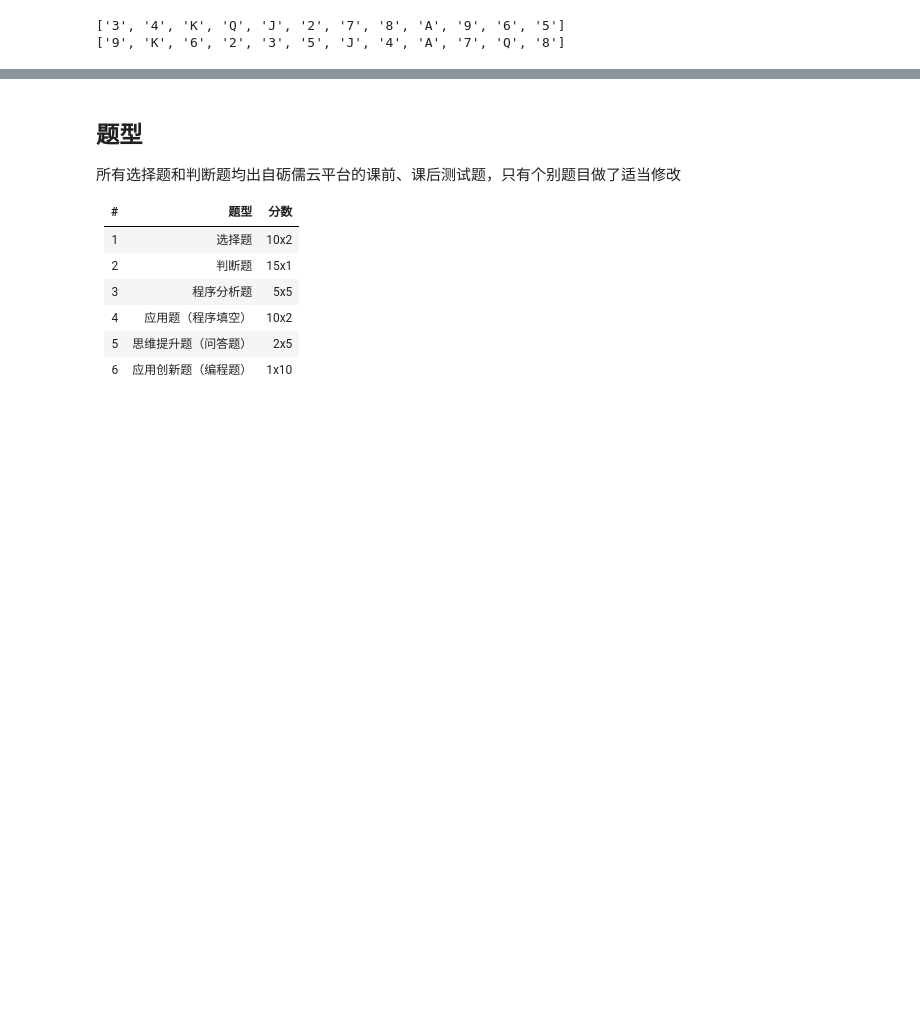
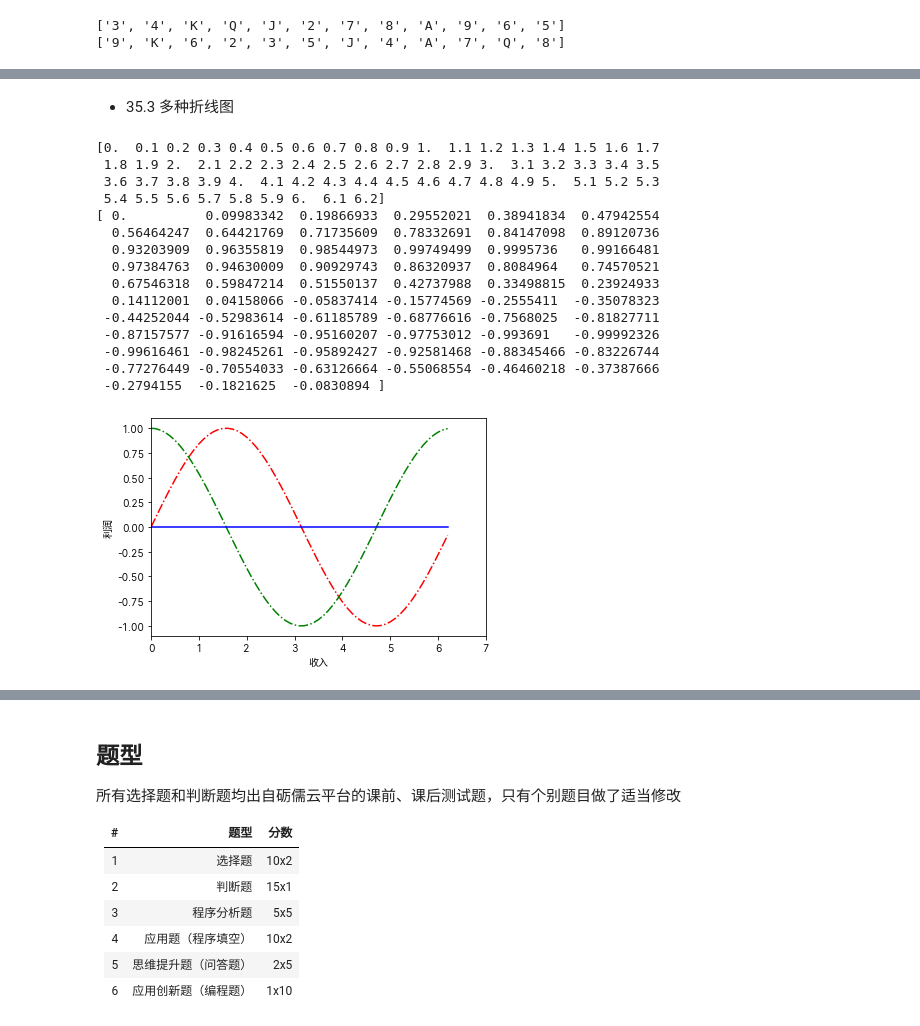
Before and after one commit to limingjie/jupyter-notebook, a Jupyter notebook: WanTing/python.ipynb, the cells around one changed output, grey strips where cells are left out. Drawn from its saved outputs; the diff is of its cells as text; code cells hidden in the pictures; blank space fills up the shorter version.

```diff
--- a/WanTing/python.ipynb
+++ b/WanTing/python.ipynb
@@ -868,0 +941,47 @@ print(cards)
+# %% [markdown]
+- 35.3 多种折线图
+# %%
+# 1 导入可视化模块
+import matplotlib.pyplot as plt
+import numpy as np
+import math
+
+plt.rcParams['font.sans-serif'] = ['Sarasa UI SC']
+plt.rcParams['axes.unicode_minus'] = False
+
+# 2 产生数据
+x = np.arange(0, 2 * math.pi, 0.1)
+y = np.sin(x)
+y2 = np.cos(x)
+print(x)
+print(y)
+
+# 绘制线图
+plt.plot(x, y, 'r-.', x, y2, 'g-.', x, 0 * x, 'b-')
+
+# 装饰图形
+plt.xlim(0, 7)
+plt.ylim(-1.1, 1.1)
+
+plt.xlabel('收入')
+plt.ylabel('利润')
+
+# 显示图形
+plt.show()
+# %% [output]
+[0.  0.1 0.2 0.3 0.4 0.5 0.6 0.7 0.8 0.9 1.  1.1 1.2 1.3 1.4 1.5 1.6 1.7
+ 1.8 1.9 2.  2.1 2.2 2.3 2.4 2.5 2.6 2.7 2.8 2.9 3.  3.1 3.2 3.3 3.4 3.5
+ 3.6 3.7 3.8 3.9 4.  4.1 4.2 4.3 4.4 4.5 4.6 4.7 4.8 4.9 5.  5.1 5.2 5.3
+ 5.4 5.5 5.6 5.7 5.8 5.9 6.  6.1 6.2]
+[ 0.          0.09983342  0.19866933  0.29552021  0.38941834  0.47942554
+  0.56464247  0.64421769  0.71735609  0.78332691  0.84147098  0.89120736
+  0.93203909  0.96355819  0.98544973  0.99749499  0.9995736   0.99166481
+  0.97384763  0.94630009  0.90929743  0.86320937  0.8084964   0.74570521
+  0.67546318  0.59847214  0.51550137  0.42737988  0.33498815  0.23924933
+  0.14112001  0.04158066 -0.05837414 -0.15774569 -0.2555411  -0.35078323
+ -0.44252044 -0.52983614 -0.61185789 -0.68776616 -0.7568025  -0.81827711
+ -0.87157577 -0.91616594 -0.95160207 -0.97753012 -0.993691   -0.99992326
+ -0.99616461 -0.98245261 -0.95892427 -0.92581468 -0.88345466 -0.83226744
+ -0.77276449 -0.70554033 -0.63126664 -0.55068554 -0.46460218 -0.37387666
+ -0.2794155  -0.1821625  -0.0830894 ]
+[figure, added]
```
Also changed, not shown: parts of 29 cells of this notebook, 13 other files.
